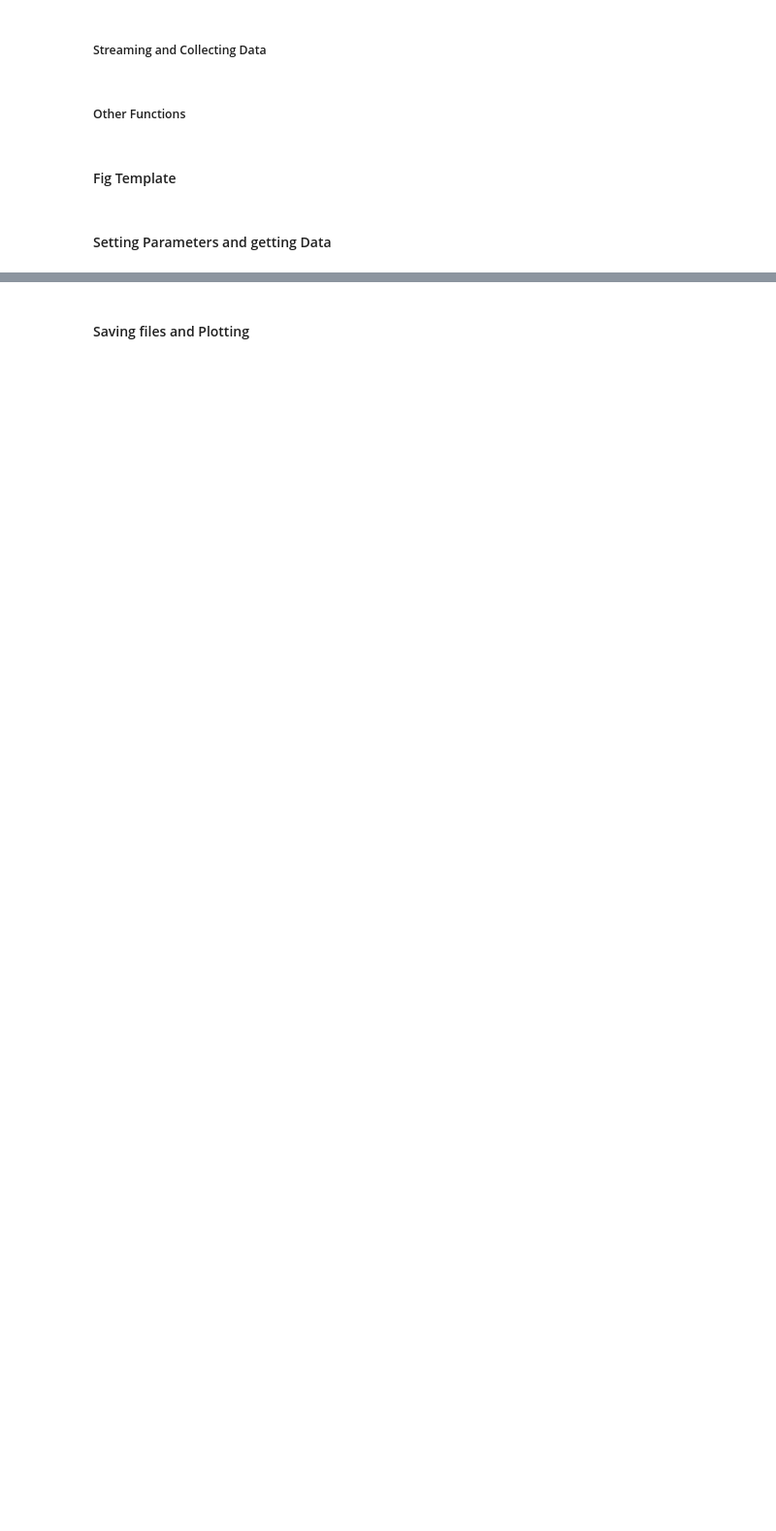
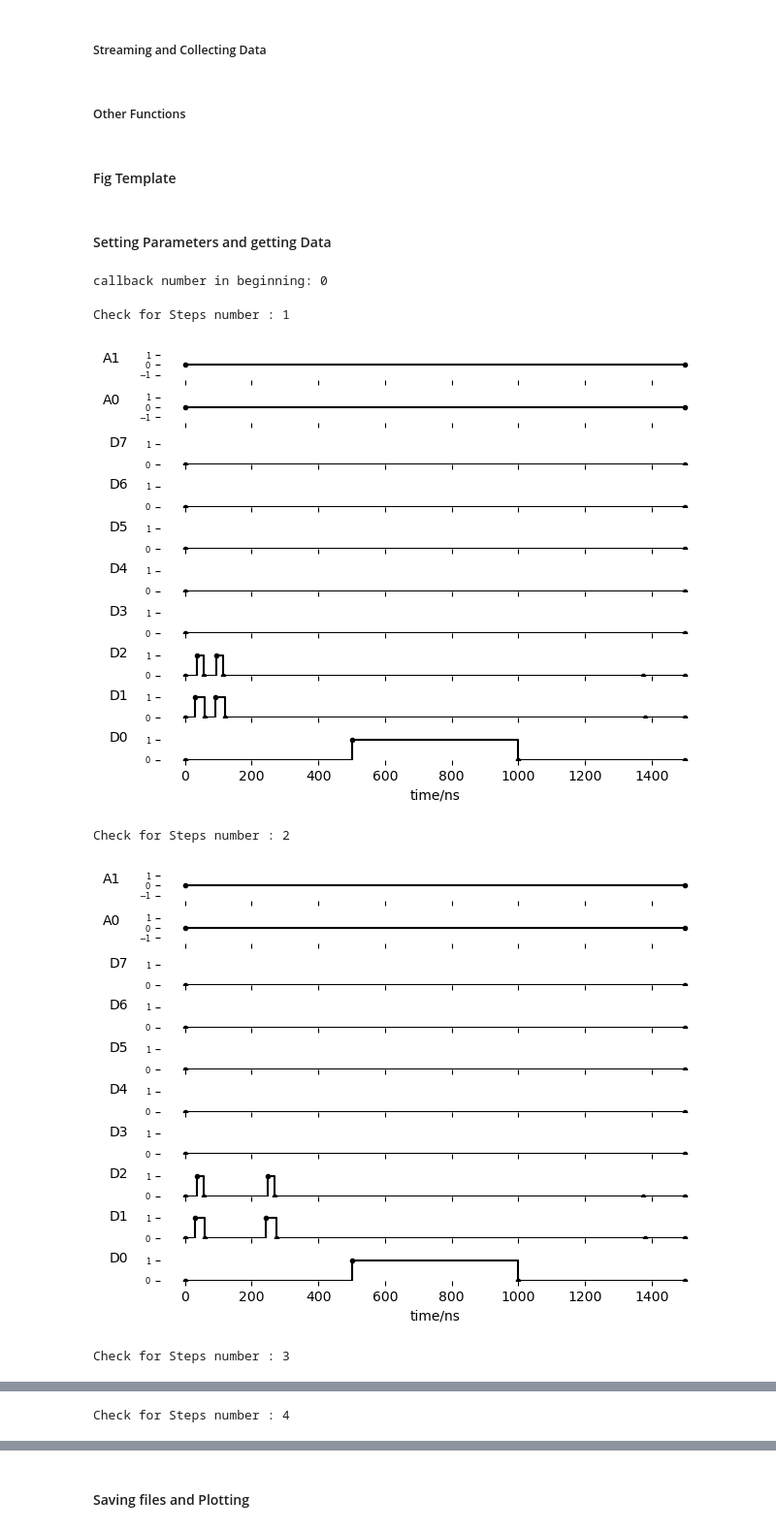
Before and after one commit to ghoshatanu857/Instrument_Automation, a Jupyter notebook: Experimental_Applications/T1_measurements.ipynb, the cells around one changed output, grey strips where cells are left out. Shown at 97% size. Saved outputs shown, nothing was run; the diff lists cells and outputs as text; code cells hidden in the pictures; blank space fills up the shorter version.

```diff
--- a/Experimental_Applications/T1_measurements.ipynb
+++ b/Experimental_Applications/T1_measurements.ipynb
@@ -607,12 +599,19 @@ def signal_counts(all_counts,counts_in_one_average,*args):
 
 # signal_data  = T1_measurement(*pulse_args)
 # %%
-laser_on=300
+laser_on=500
 delay_read_on=30
-steps = 50
+steps = 10
 samples = 10000
-averages = 10
+averages = 2
 laser_port=0; trigger_port=1; timing_port=2
 
 sequence = seqDelay(steps,laser_on,delay_read_on)
-# signal_data  = measure(sequence,samples,averages)
+signal_data  = measure(sequence,samples,averages)
+# %% [output]
+callback number in beginning: 0
+Check for Steps number : 1
+[figure, added]
+Check for Steps number : 2
+[figure, added]
+Check for Steps number : 3
@@ -618,0 +619 @@ sequence = seqDelay(steps,laser_on,delay_read_on)
+Check for Steps number : 4
```
Also changed, not shown: parts of 4 cells of this notebook.
